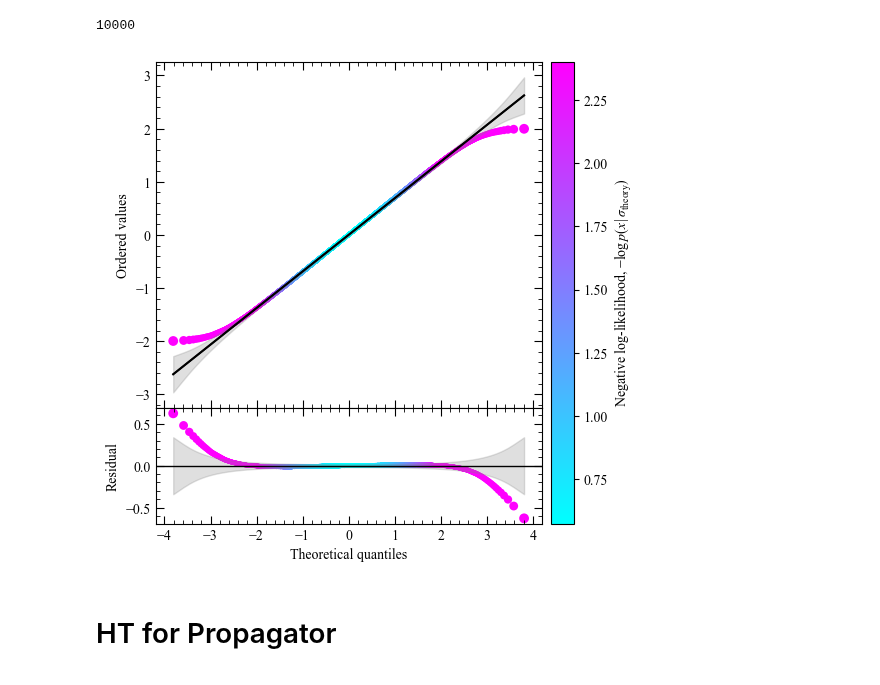
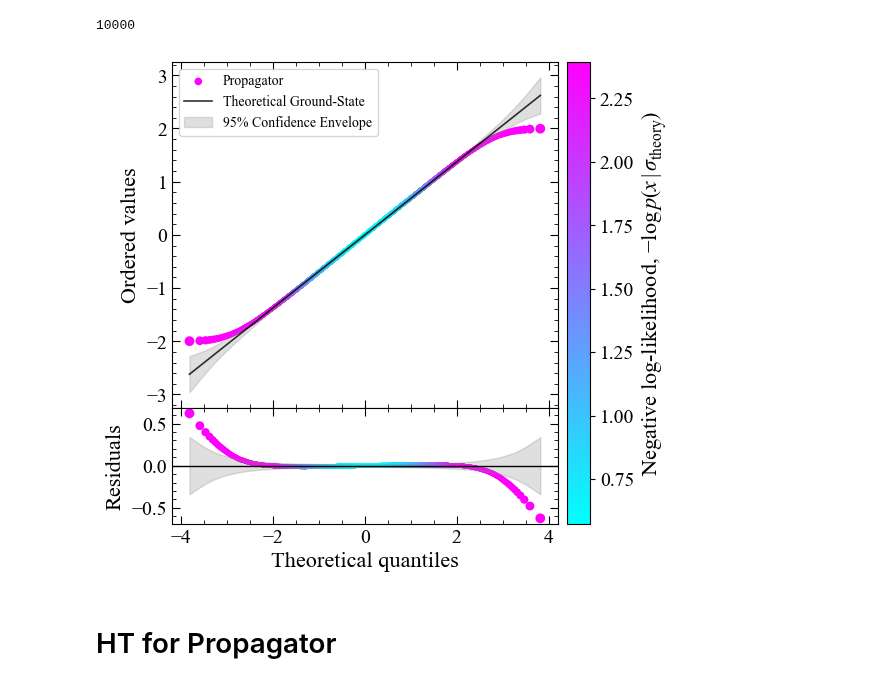
Before and after one commit to Sebastian426/Sebastian_Sloan_Computational_Physics, a Jupyter notebook: QQ,AD,KS.ipynb, the cells around one changed output. Drawn from its saved outputs; the diff is of its cells as text; code cells hidden in the pictures.

```diff
--- a/QQ,AD,KS.ipynb
+++ b/QQ,AD,KS.ipynb
@@ -6,6 +6,22 @@ import numpy as np
 from scipy.stats import anderson
 from scipy.stats import kstest
 import matplotlib.pyplot as plt
+import matplotlib as mpl
+mpl.rcParams['font.family'] = 'Times New Roman'
+mpl.rcParams['mathtext.fontset'] = 'custom'
+mpl.rcParams['mathtext.rm'] = 'Times New Roman'
+mpl.rcParams['mathtext.it'] = 'Times New Roman:italic'
+mpl.rcParams['mathtext.bf'] = 'Times New Roman:bold'
+
+plt.rcParams.update({
+    "font.size": 16,        # Base font size
+    "axes.titlesize": 18,   # Title font size
+    "axes.labelsize": 16,   # Axis label size
+    "xtick.labelsize": 14,  # X tick labels
+    "ytick.labelsize": 14,  # Y tick labels
+    "legend.fontsize": 10,  # Legend font
+    "figure.titlesize": 20  # Figure title
+})
 # %%
 np.random.seed(42)
 
@@ -445,7 +461,8 @@ sc = ax_qq.scatter( #Data
     norm=norm,
     cmap=cmap_color,
     s=sizes,
-    edgecolors='none'
+    edgecolors='none',
+    label = "Propagator"
 )
 
 ax_qq.plot( #Black Normal Line
@@ -453,11 +470,12 @@ ax_qq.plot( #Black Normal Line
     slope * osm + intercept,
     color='black',
     lw=1.2,
-    alpha=0.8
+    alpha=0.8,
+    label = "Theoretical Ground-State"
 )
 
-ax_qq.plot(osm, slope * osm + intercept, color='black', lw=1.5)
-ax_qq.fill_between(osm, lower, upper, color='grey', alpha=0.25)
+
+ax_qq.fill_between(osm, lower, upper, color='grey', alpha=0.25, label = "95% Confidence Envelope")
 
 ax_qq.set_ylabel("Ordered values")
 ax_qq.minorticks_on()
@@ -465,6 +483,7 @@ ax_qq.tick_params(which='major', length=6, direction='in', top=True, right=True)
 ax_qq.tick_params(which='minor', length=3, direction='in', top=True, right=True)
 
 plt.setp(ax_qq.get_xticklabels(), visible=False)
+ax_qq.legend(loc='upper left')
 
 # -------------------
 # Bottom: detrended QQ
@@ -482,35 +501,35 @@ ax_res.scatter(
 ax_res.axhline(0, color='black', lw=1)
 
 ax_res.set_xlabel("Theoretical quantiles")
-ax_res.set_ylabel("Residual")
+ax_res.set_ylabel(r"Residuals")
 
 ax_res.minorticks_on()
 ax_res.tick_params(which='major', length=6, direction='in', top=True, right=True)
 ax_res.tick_params(which='minor', length=3, direction='in', top=True, right=True)
 
 res_upper = z_alpha * slope * sigma_q
 res_lower = -z_alpha * slope * sigma_q
 
 ax_res.fill_between(
     osm,
     res_lower,
     res_upper,
     color='grey',
     alpha=0.25
 )
 
 # -------------------
 # Colorbar (|z|)
 # -------------------
 cbar = fig.colorbar(sc, ax=[ax_qq, ax_res], pad=0.02)
 cbar.set_label(
     r"Negative log-likelihood, $-\log p(x\,|\,\sigma_{\mathrm{theory}})$"
 )
 
 plt.savefig(pc_savepath_qq_prop, bbox_inches='tight')
 plt.show()
 # %% [output]
-[figure, old version]
+[figure, new version]
 # %% [markdown]
 # HT for Propagator
 # %%
```
Also changed, not shown: parts of 5 cells of this notebook, 4 other files.
